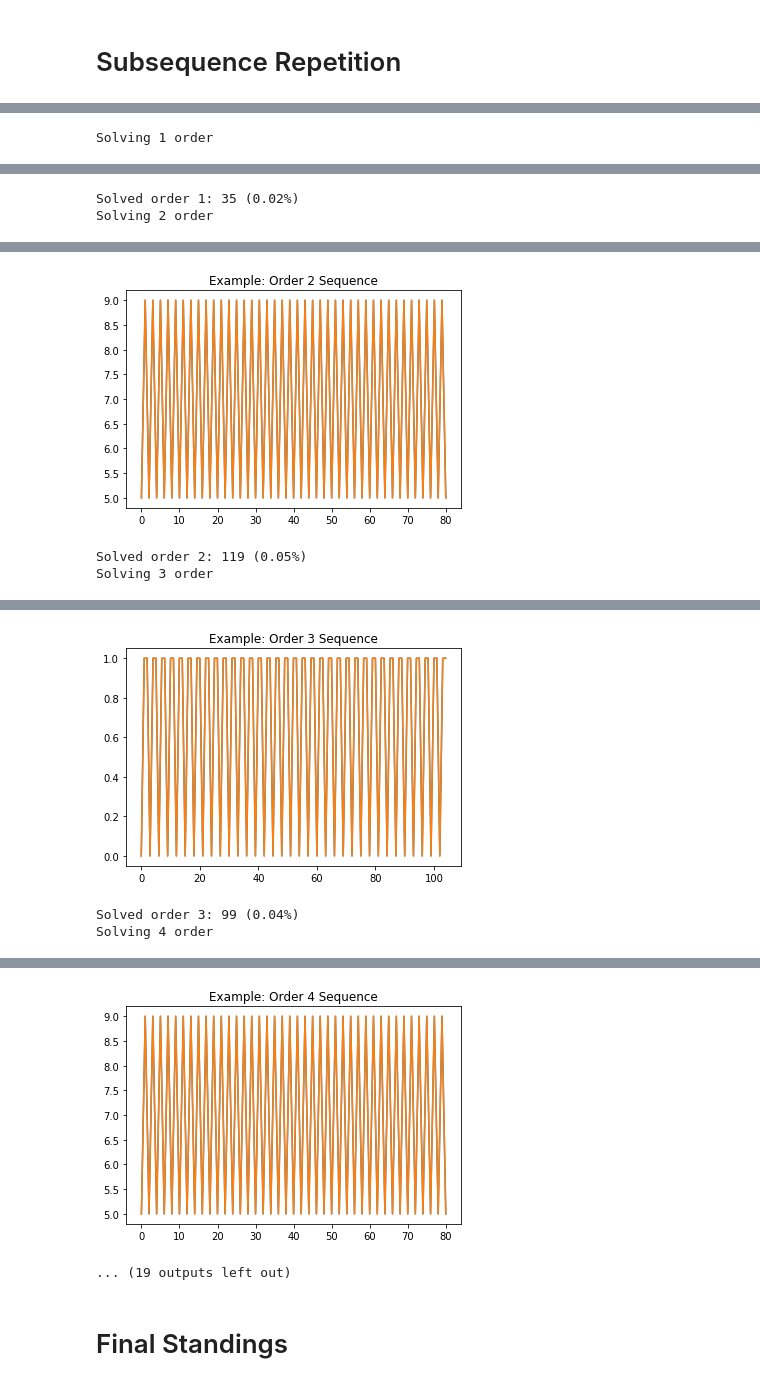
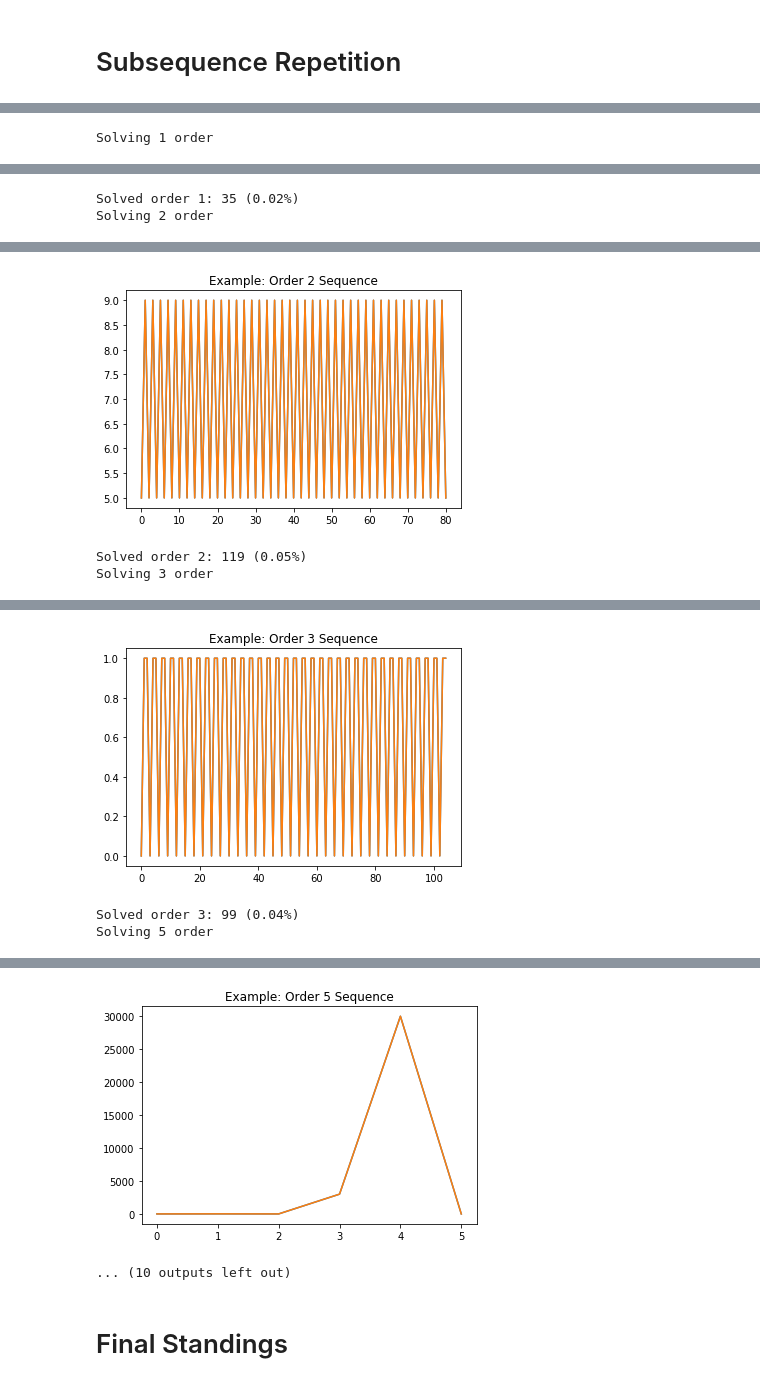
Before and after one commit to Ritvik19/Integer-Sequence-Learning, a Jupyter notebook: 05 Subsequence Repetition.ipynb, the cells around one changed output, grey strips where cells are left out. Drawn from its saved outputs; the diff is of its cells as text; code cells hidden in the pictures.

```diff
--- a/05 Subsequence Repetition.ipynb
+++ b/05 Subsequence Repetition.ipynb
@@ -45,12 +18,4 @@ data['Sequence'][0]
+# %%
+solutions = pd.read_csv('Solutions.csv')
 # %% [markdown]
 # Subsequence Repetition
-# %%
-def checkSubsequenceRepetition(seq, order):
-    n = len(seq)
-    if n > order:
-        subsequence = seq[:order]
-        for i in range(n//order):
-            if seq[i*order:(i+1)*order] != subsequence:
-                return False
-        return seq[(n-1)%order] == seq[-1]
-    return False
@@ -62,40 +26,40 @@ def predictNextTerm_ModeFallback(seq, order):
 # %%
-for order in range(1, 11):
+for order in [1, 2, 3, 5, 7, 9, 11]:
     print(f'Solving {order} order')
     count = 0
-    data[f's{order}'] = 0
+    solutions[f's{order}'] = 0
     for i in trange(len(data['Sequence'])):
         seq = data['Sequence'][i]
         coeff = checkSubsequenceRepetition(seq,order)
         if coeff:
             count += 1
-            data.loc[i, 'Solved'] = 1
-            data.loc[i, f's{order}'] = 1
+            solutions.loc[i, 'Solved'] = 1
+            solutions.loc[i, f's{order}'] = 1
             if count == 1:
                 fig, ax = plt.subplots()
                 ax.plot(seq)
                 plt.plot(seq)
                 ax.set_title(f'Example: Order {order} Sequence')
                 plt.show()
 
     print(f'Solved order {order}: {count} ({round((count*100)/len(data),2)}%)')
 # %% [output]
 Solving 1 order
 [interactive output not drawn]
 [figure]
 Solved order 1: 35 (0.02%)
 Solving 2 order
 [interactive output not drawn]
 [figure]
 Solved order 2: 119 (0.05%)
 Solving 3 order
 [interactive output not drawn]
 [figure]
 Solved order 3: 99 (0.04%)
-Solving 4 order
+Solving 5 order
 [interactive output not drawn]
-[figure, old version]
+[figure, new version]
-... (19 outputs left out)
+... (10 outputs left out)
 # %% [markdown]
 # Final Standings
 # %%
```
Also changed, not shown: parts of 8 cells of this notebook, 13 other files.
